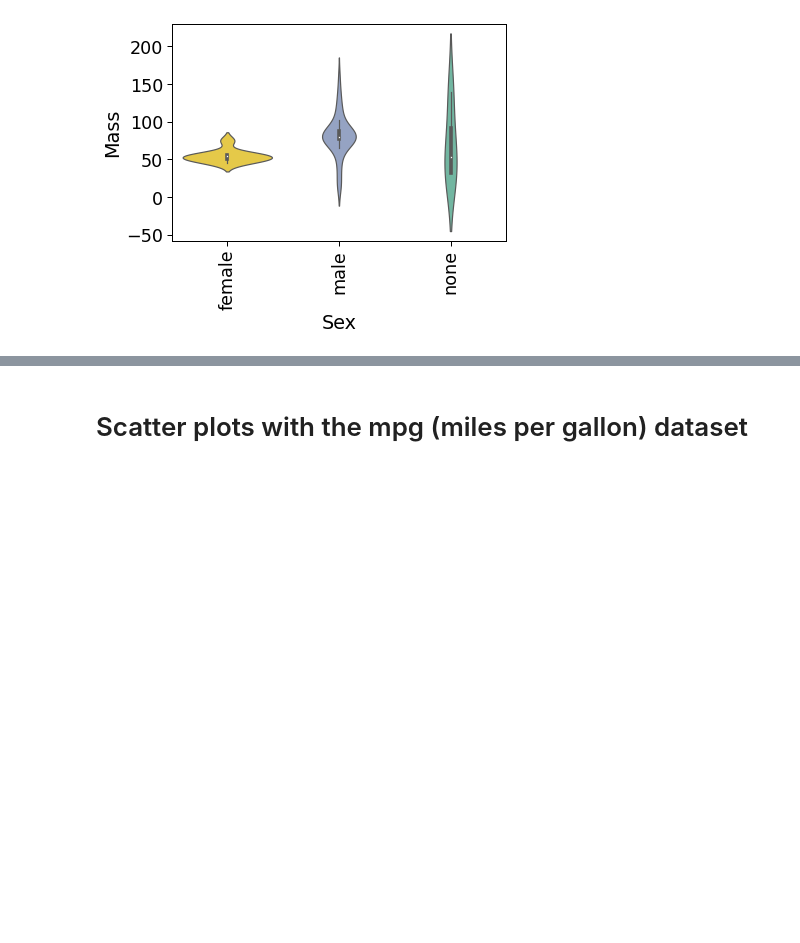
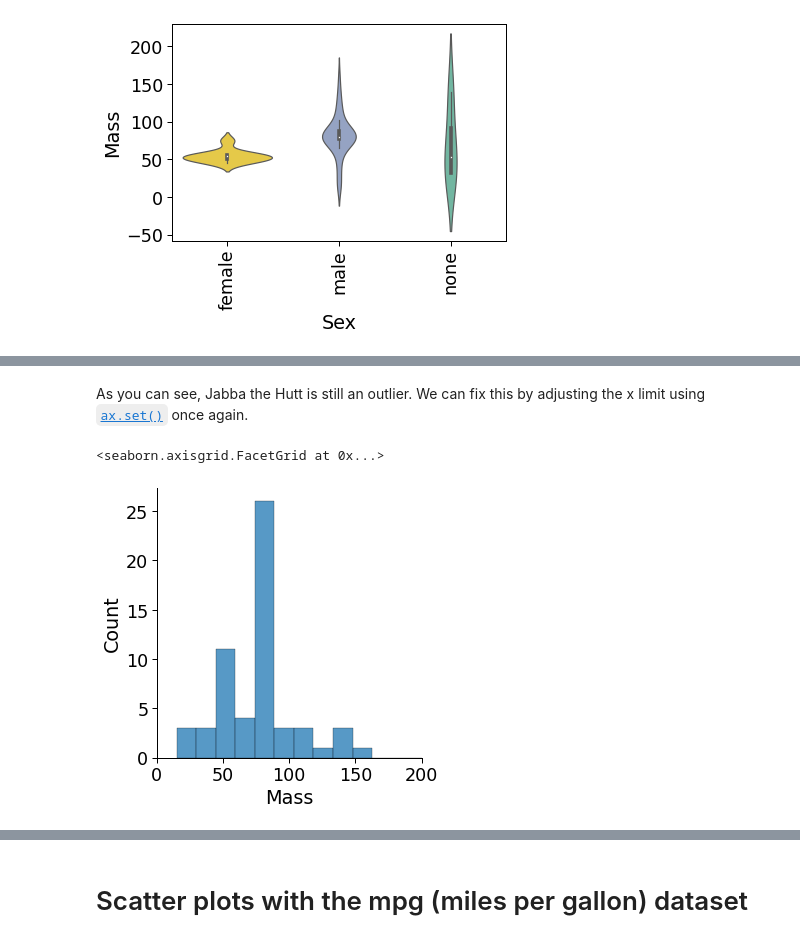
Before and after one commit to fairliereese/UCI_COSMOS, a Jupyter notebook: python_visualization.ipynb, the cells around one changed output, grey strips where cells are left out. Drawn from its saved outputs; the diff is of its cells as text; code cells hidden in the pictures; blank space fills up the shorter version.

```diff
--- a/python_visualization.ipynb
+++ b/python_visualization.ipynb
@@ -190,0 +210,8 @@ _ = plt.setp(ax.get_xticklabels(), rotation=90)
+# %% [markdown]
+As you can see, Jabba the Hutt is still an outlier. We can fix this by adjusting the x limit using [`ax.set()`](https://matplotlib.org/3.2.2/api/_as_gen/matplotlib.axes.Axes.set.html) once again.
+# %%
+ax = sns.displot(data=df, x='mass', kind='hist')
+ax.set(xlabel='Mass', xlim=(0,200))
+# %% [output]
+<seaborn.axisgrid.FacetGrid at 0x...>
+[figure, added]
```
Also changed, not shown: parts of 14 cells of this notebook.
